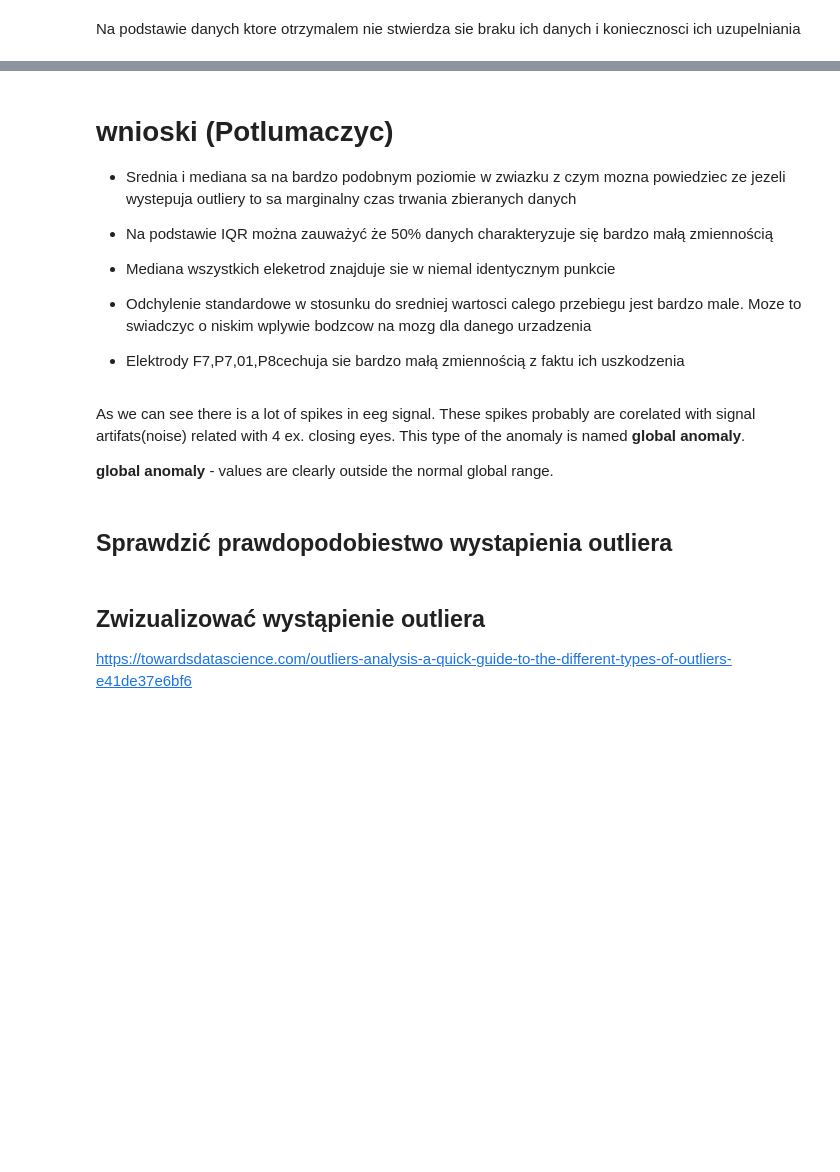
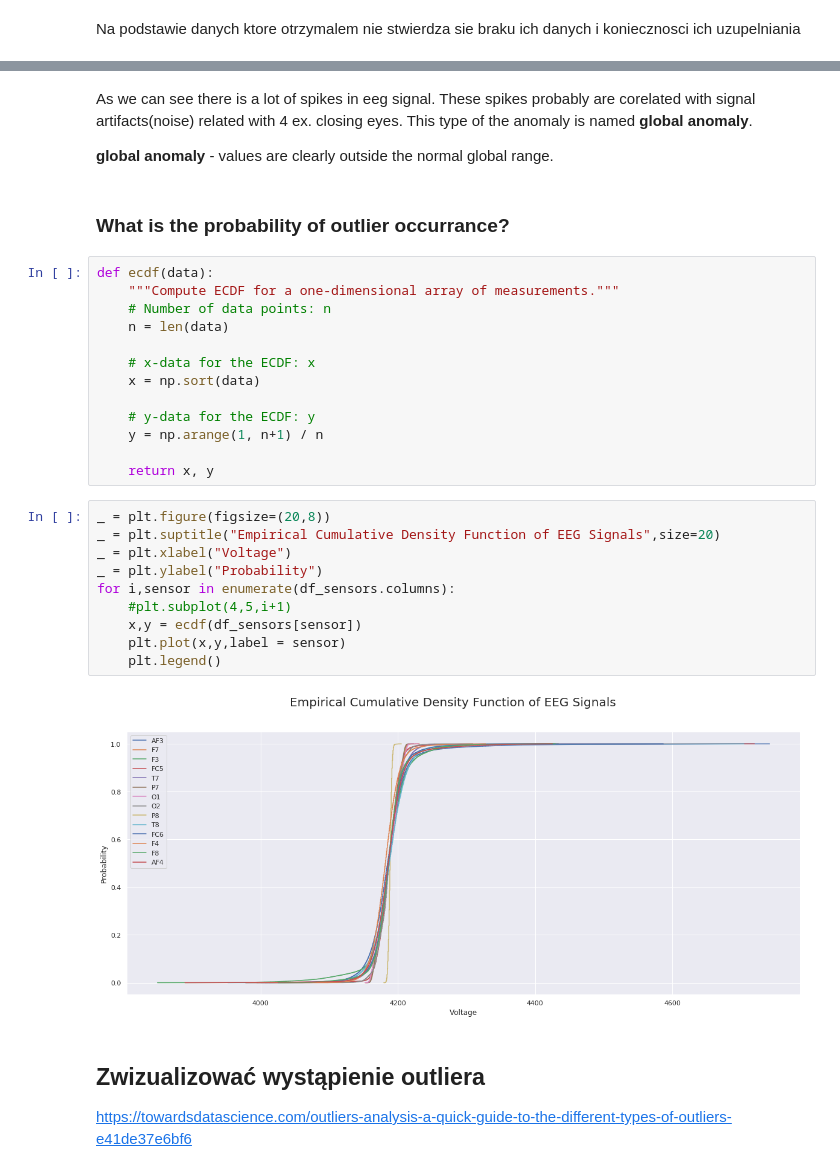
Before and after one commit to MikeG27/BCI_Image_Generation, a Jupyter notebook: notebooks/1.5.MikeG27_EDA.ipynb, the cells around one changed output, grey strips where cells are left out. Cells and saved outputs as stored; diff of their text form; blank space fills up the shorter version.

Commit message:
add ecdf

```diff
--- a/notebooks/1.5.MikeG27_EDA.ipynb
+++ b/notebooks/1.5.MikeG27_EDA.ipynb
@@ -259,23 +276,36 @@ _ = axes[2].set_ylim(down,up)
 # %% [output]
 [figure]
-# %% [markdown]
-# wnioski (Potlumaczyc)
-
-* Srednia i mediana sa na bardzo podobnym poziomie w zwiazku z czym mozna powiedziec ze jezeli wystepuja outliery to sa marginalny czas trwania zbieranych danych
-
-* Na podstawie IQR można zauważyć że 50% danych charakteryzuje się bardzo małą zmiennością
-
-* Mediana wszystkich eleketrod znajduje sie w niemal identycznym punkcie
-
-* Odchylenie standardowe w stosunku do sredniej wartosci calego przebiegu jest bardzo male. Moze to swiadczyc o niskim wplywie bodzcow na mozg dla danego urzadzenia
-
-* Elektrody F7,P7,01,P8cechuja sie bardzo małą zmiennością z faktu ich uszkodzenia
 # %% [markdown]
-As we can see there is a lot of spikes in eeg signal. These spikes probably are corelated with signal artifats(noise) related with 4 ex. closing eyes. This type of the anomaly is named **global anomaly**.
+As we can see there is a lot of spikes in eeg signal. These spikes probably are corelated with signal artifacts(noise) related with 4 ex. closing eyes. This type of the anomaly is named **global anomaly**.
 
 **global anomaly** - values are clearly outside the normal global range.
-# %% [markdown]
-## Sprawdzić prawdopodobiestwo wystapienia outliera
+# %% [markdown]
+### What is the probability of outlier occurrance?
+# %%
+def ecdf(data):
+    """Compute ECDF for a one-dimensional array of measurements."""
+    # Number of data points: n
+    n = len(data)
+
+    # x-data for the ECDF: x
+    x = np.sort(data)
+
+    # y-data for the ECDF: y
+    y = np.arange(1, n+1) / n
+
+    return x, y
+# %%
+_ = plt.figure(figsize=(20,8))
+_ = plt.suptitle("Empirical Cumulative Density Function of EEG Signals",size=20)
+_ = plt.xlabel("Voltage")
+_ = plt.ylabel("Probability")
+for i,sensor in enumerate(df_sensors.columns):
+    #plt.subplot(4,5,i+1)
+    x,y = ecdf(df_sensors[sensor])
+    plt.plot(x,y,label = sensor)
+    plt.legend()
+# %% [output]
+[figure, added]
 # %% [markdown]
 ## Zwizualizować wystąpienie outliera
 https://towardsdatascience.com/outliers-analysis-a-quick-guide-to-the-different-types-of-outliers-e41de37e6bf6
```
Also changed, not shown: parts of 21 cells of this notebook.
